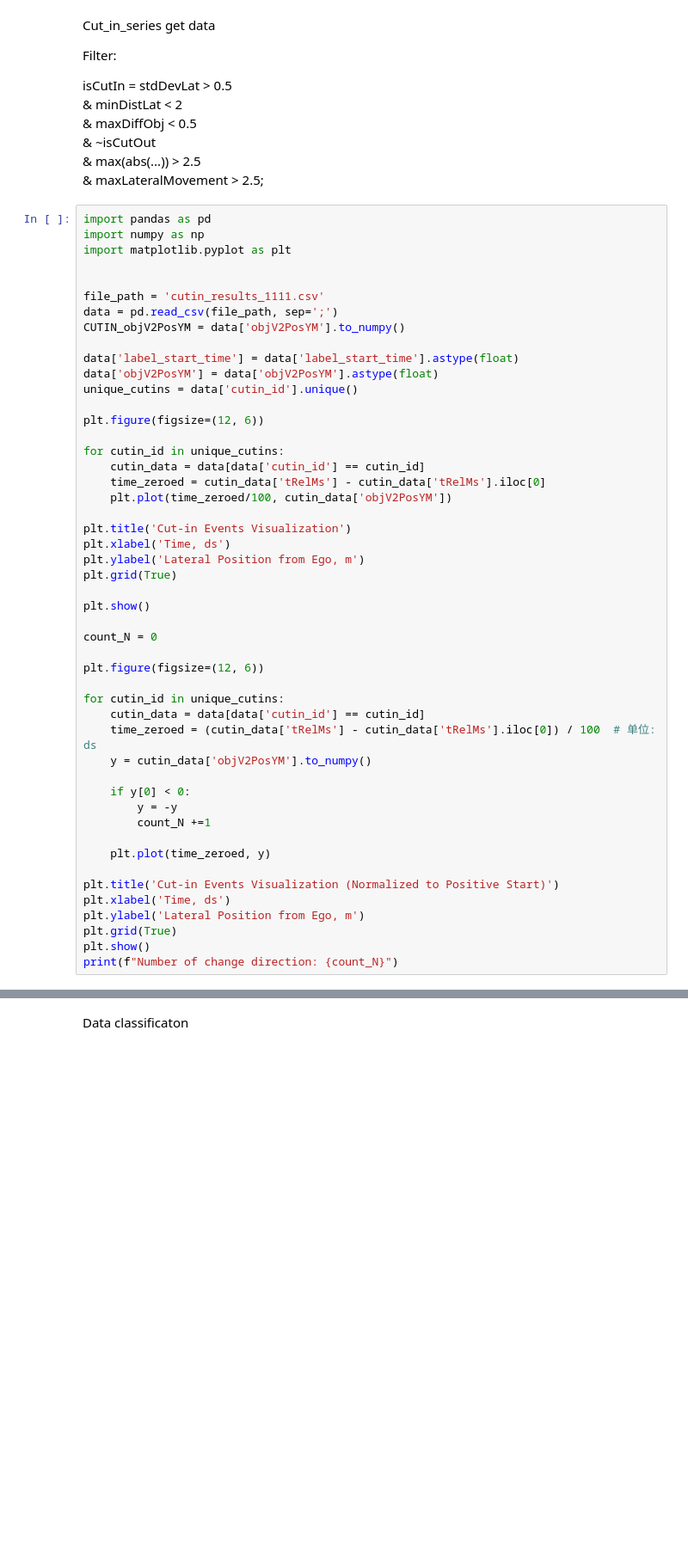
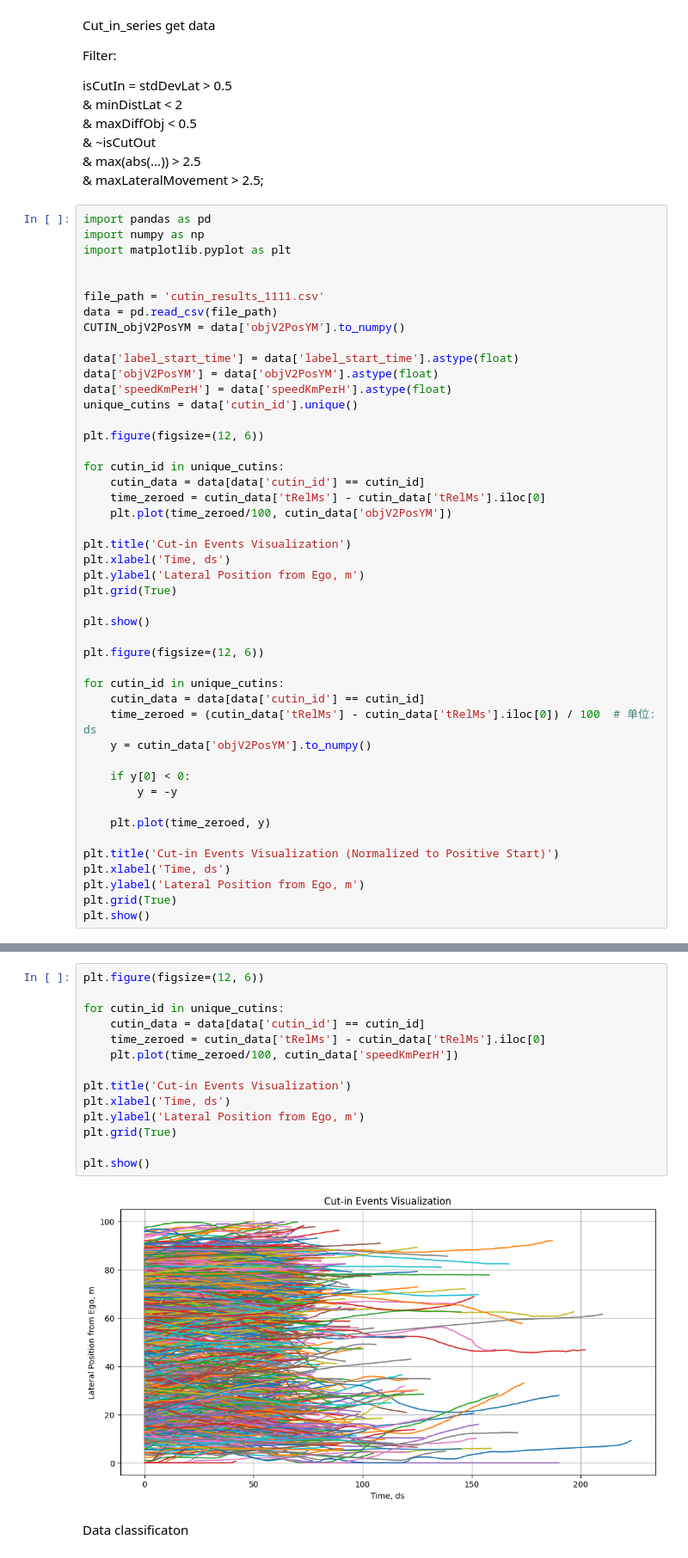
Before and after one commit to RuoxinFeng/Sampling_Normalizing_Flow, a Jupyter notebook: Time_Series/Cut_in_series.ipynb, the cells around one changed output, grey strips where cells are left out. Shown at 86% size. Drawn from its saved outputs; the diff is of its cells as text; blank space fills up the shorter version.

```diff
--- a/Time_Series/Cut_in_series.ipynb
+++ b/Time_Series/Cut_in_series.ipynb
@@ -16,11 +16,12 @@ import matplotlib.pyplot as plt
 
 
 file_path = 'cutin_results_1111.csv'
-data = pd.read_csv(file_path, sep=';')
+data = pd.read_csv(file_path)
 CUTIN_objV2PosYM = data['objV2PosYM'].to_numpy()
 
 data['label_start_time'] = data['label_start_time'].astype(float)
 data['objV2PosYM'] = data['objV2PosYM'].astype(float)
+data['speedKmPerH'] = data['speedKmPerH'].astype(float)
 unique_cutins = data['cutin_id'].unique()
 
 plt.figure(figsize=(12, 6))
@@ -37,8 +38,6 @@ plt.grid(True)
 
 plt.show()
 
-count_N = 0
-
 plt.figure(figsize=(12, 6))
 
 for cutin_id in unique_cutins:
@@ -48,7 +47,6 @@ for cutin_id in unique_cutins:
 
     if y[0] < 0:
         y = -y
-        count_N +=1
 
     plt.plot(time_zeroed, y)
 
@@ -57,7 +55,6 @@ plt.xlabel('Time, ds')
 plt.ylabel('Lateral Position from Ego, m')
 plt.grid(True)
 plt.show()
-print(f"Number of change direction: {count_N}")
 # %% [output]
 [figure]
 [figure]
@@ -65,3 +61,19 @@ Number of change direction: 622
+# %%
+plt.figure(figsize=(12, 6))
+
+for cutin_id in unique_cutins:
+    cutin_data = data[data['cutin_id'] == cutin_id]
+    time_zeroed = cutin_data['tRelMs'] - cutin_data['tRelMs'].iloc[0]
+    plt.plot(time_zeroed/100, cutin_data['speedKmPerH'])
+
+plt.title('Cut-in Events Visualization')
+plt.xlabel('Time, ds')
+plt.ylabel('Lateral Position from Ego, m')
+plt.grid(True)
+
+plt.show()
+# %% [output]
+[figure, added]
 # %% [markdown]
 Data classificaton
 # %%
```
Also changed, not shown: parts of 7 cells of this notebook, 1 other file.
